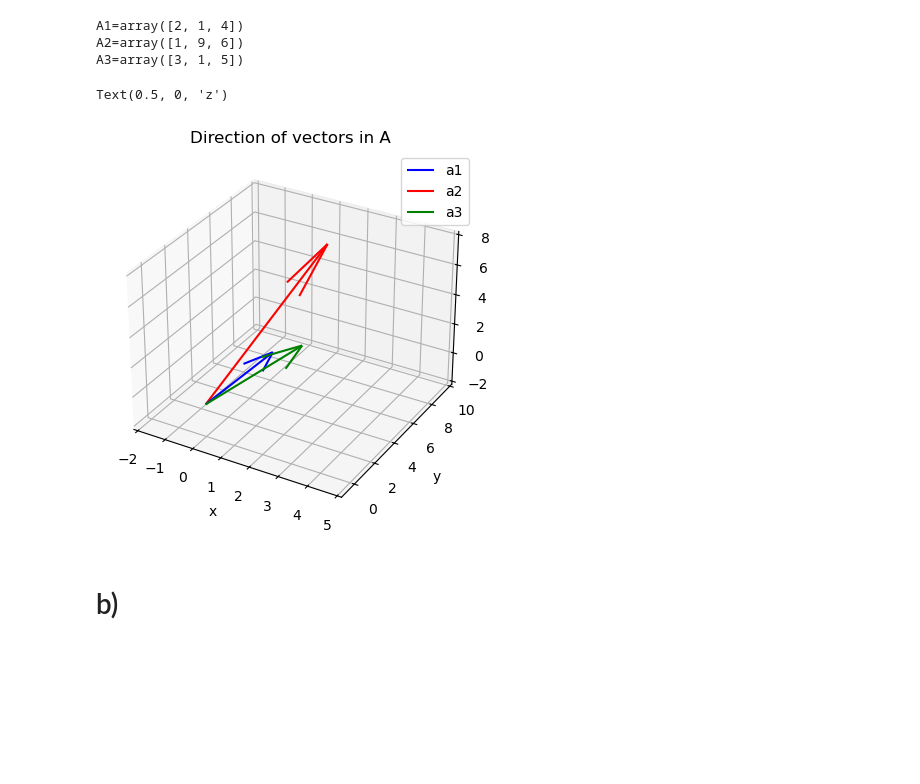
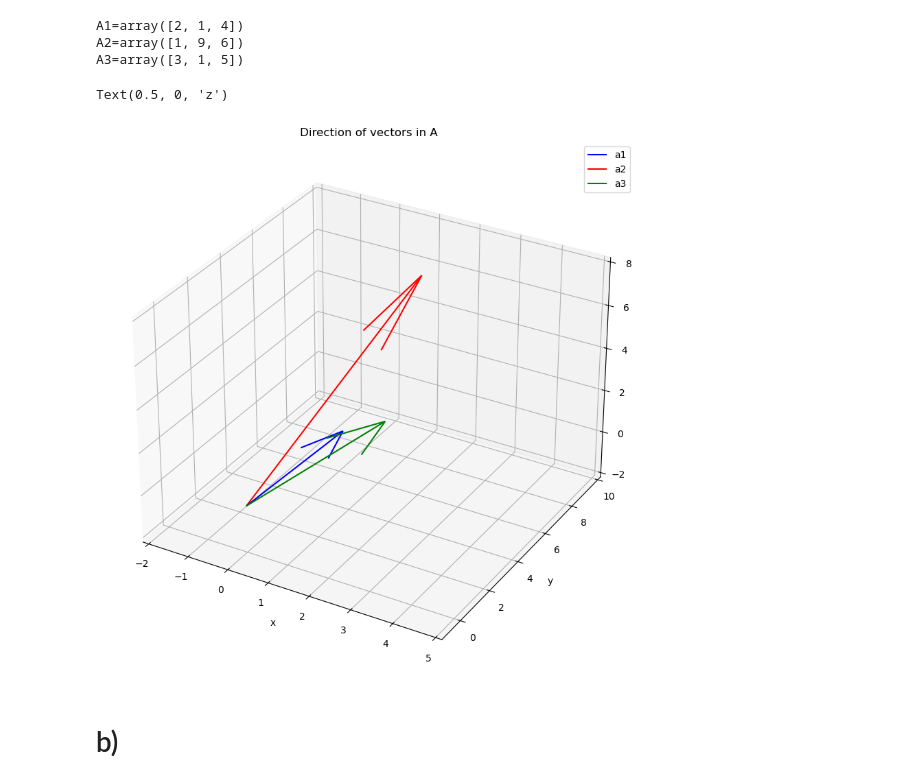
Before and after one commit to seanwhite674/Math-of-Machine-Learning-Module, a Jupyter notebook: Assignment1.ipynb, the cells around one changed output. Cells and saved outputs as stored; diff of their text form; code cells hidden in the pictures; blank space fills up the shorter version.

```diff
--- a/Assignment1.ipynb
+++ b/Assignment1.ipynb
@@ -331,27 +488,27 @@ A1=array([2, 1, 4])
 A2=array([1, 9, 6])
 A3=array([3, 1, 5])
 # %%
-fig = plt.figure()
+fig = plt.figure(figsize=(10,12))
 
 ax = plt.axes(projection = '3d')
 
 start = np.array([0,0,0])
 ax.set_xlim((-2,5))
 ax.set_ylim((-1,10))
 ax.set_zlim((-2,8))
 
 ax.quiver(start[0],start[1],start[2],A1[0],A1[1],A1[2],color='blue',label='a1')
 ax.quiver(start[0],start[1],start[2],A2[0],A2[1],A2[2],color='red',label='a2')
 ax.quiver(start[0],start[1],start[2],A3[0],A3[1],A3[2],color='green',label='a3')
 
 ax.legend()
 ax.set_title("Direction of vectors in A")
 ax.set_xlabel('x')
 ax.set_ylabel('y')
 ax.set_zlabel('z')
 # %% [output]
 Text(0.5, 0, 'z')
-[figure, old version]
+[figure, new version]
 # %% [markdown]
 # b)
 # %%
```
Also changed, not shown: parts of 72 cells of this notebook, 2 other files.
